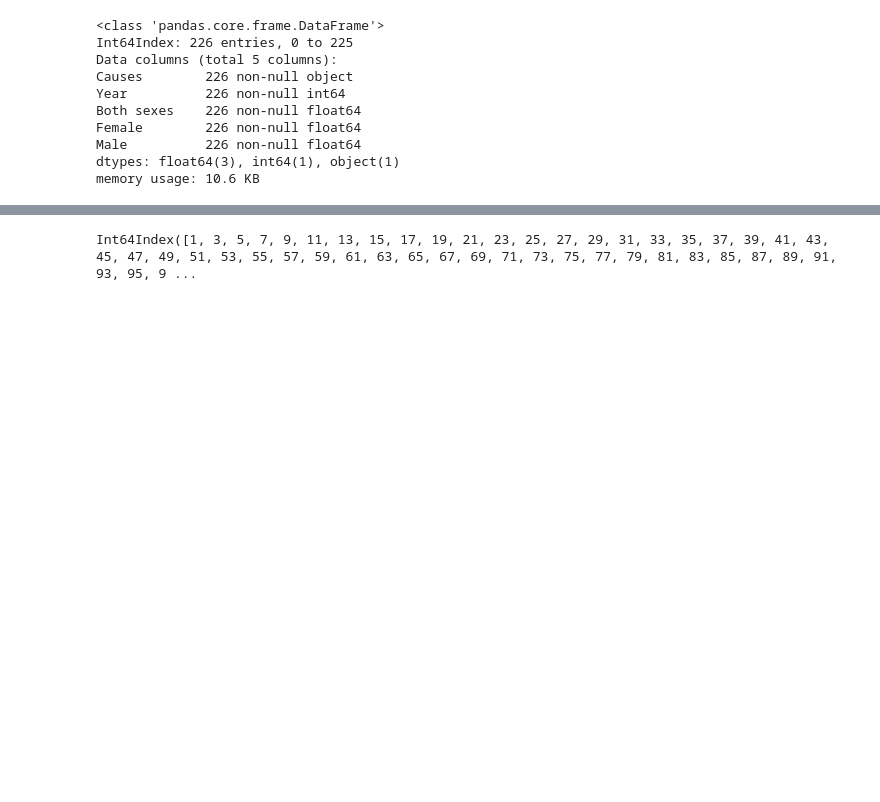
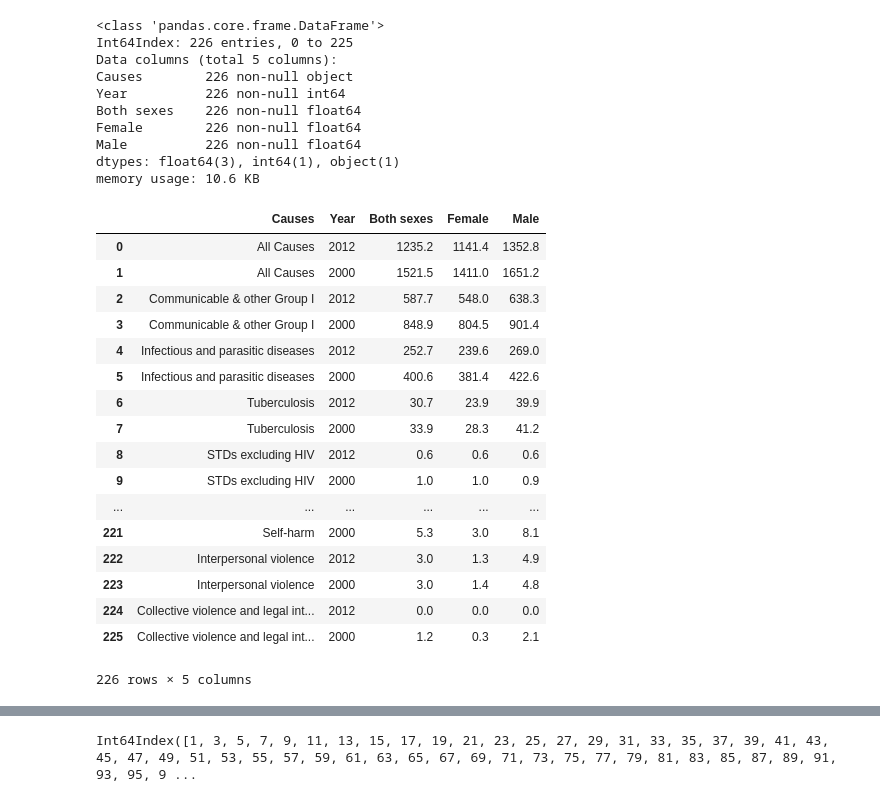
Before and after one commit to Ngom/bigdata_aims_senegal, a Jupyter notebook: titanic/data_senegal.ipynb, the cells around one changed output, grey strips where cells are left out. Cells and saved outputs as stored; diff of their text form; code cells hidden in the pictures; blank space fills up the shorter version.

```diff
--- a/titanic/data_senegal.ipynb
+++ b/titanic/data_senegal.ipynb
@@ -27,3 +25,24 @@ memory usage: 10.6 KB
+# %%
+df
+# %% [output]
+|  | Causes | Year | Both sexes | Female | Male |
+| 0 | All Causes | 2012 | 1235.2 | 1141.4 | 1352.8 |
+| 1 | All Causes | 2000 | 1521.5 | 1411.0 | 1651.2 |
+| 2 | Communicable & other Group I | 2012 | 587.7 | 548.0 | 638.3 |
+| 3 | Communicable & other Group I | 2000 | 848.9 | 804.5 | 901.4 |
+| 4 | Infectious and parasitic diseases | 2012 | 252.7 | 239.6 | 269.0 |
+| 5 | Infectious and parasitic diseases | 2000 | 400.6 | 381.4 | 422.6 |
+| 6 | Tuberculosis | 2012 | 30.7 | 23.9 | 39.9 |
+| 7 | Tuberculosis | 2000 | 33.9 | 28.3 | 41.2 |
+| 8 | STDs excluding HIV | 2012 | 0.6 | 0.6 | 0.6 |
+| 9 | STDs excluding HIV | 2000 | 1.0 | 1.0 | 0.9 |
+| ... | ... | ... | ... | ... | ... |
+| 221 | Self-harm | 2000 | 5.3 | 3.0 | 8.1 |
+| 222 | Interpersonal violence | 2012 | 3.0 | 1.3 | 4.9 |
+| 223 | Interpersonal violence | 2000 | 3.0 | 1.4 | 4.8 |
+| 224 | Collective violence and legal int... | 2012 | 0.0 | 0.0 | 0.0 |
+| 225 | Collective violence and legal int... | 2000 | 1.2 | 0.3 | 2.1 |
+226 rows × 5 columns
 # %%
 df2000 = df[df['Year']==2000]
 df2012 = df[df['Year']==2012]
```
Also changed, not shown: parts of 2 cells of this notebook, 42 other files.
